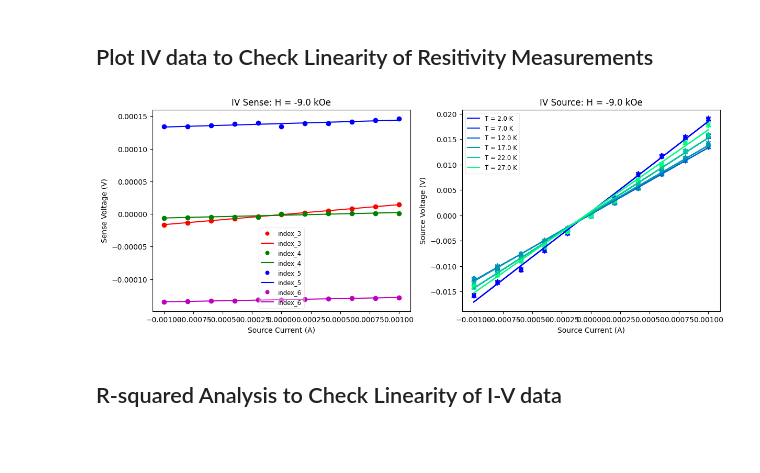
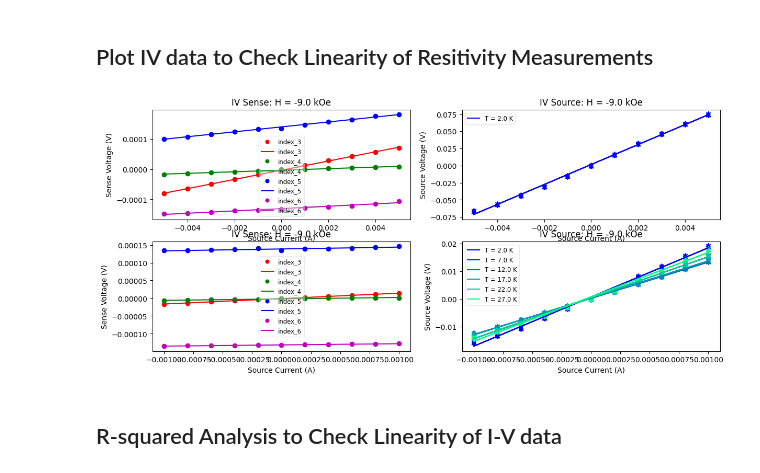
Before and after one commit to hc3413/Electronic_properties_of_thin_films, a Jupyter notebook: Analysis.ipynb, the cells around one changed output. Cells and saved outputs as stored; diff of their text form; code cells hidden in the pictures; blank space fills up the shorter version.

Commit message:
halfway with list input of multiple data

```diff
--- a/Analysis.ipynb
+++ b/Analysis.ipynb
@@ -115,0 +136,14 @@ print(res_data_df.head(5))
+# %%
+# Initialise empty lists to store the extracted data
+res_data = []
+res_data_df = []
+R_squared_res = []
+
+for j in range(len(data_import_np)):
+    [res_data_j, res_data_df_j, R_squared_res_j] = functions.vdp_resistivity(data_np[j], film_thickness[j], ctf[j], tf_av[j])
+    res_data.append(res_data_j)
+    res_data_df.append(res_data_df_j)
+    R_squared_res.append(R_squared_res_j)
+
+    print(f'res_data({j})')
+    print(res_data_df[j].head())
@@ -116,54 +170,56 @@ print(res_data_df.head(5))
 # %% [markdown]
 ## Plot IV data to Check Linearity of Resitivity Measurements
 # %%
-fig0 = plt.figure(figsize=(14, 5))
-gs = fig0.add_gridspec(1, 2)
-ax = fig0.add_subplot(gs[0, 0])
-ax1 = fig0.add_subplot(gs[0, 1])
+fig0 = plt.figure(figsize=(14, 3*len(data_import_np)))
+gs = fig0.add_gridspec(len(data_import_np), 2)
+labels = ['index_3', 'index_4', 'index_5', 'index_6']
+color_s = ['r', 'g', 'b', 'm'] # simple four colors for the 4 configurations of vdp
 
-labels = ['index_3', 'index_4', 'index_5', 'index_6']
+for j in range(len(data_import_np)):
 
-## Plotting Source(I) vs Sense(V) data
-colors = ['r', 'g', 'b', 'm']
-for i in range(4):
-    R_test = linregress(data_np[0:ctf[3], 2, 2+i], data_np[0:ctf[3], 4, 2+i])
-    ax.plot(data_np[0:ctf[3], 2, 2+i], data_np[0:ctf[3], 4, 2+i], 'o', label=f'{labels[i]}', color=colors[i])
-    ax.plot(data_np[0:ctf[3], 2, 2+i], R_test.intercept + R_test.slope * data_np[0:ctf[3], 2, 2+i], color=colors[i], label=f'{labels[i]}')
-ax.legend(loc='best', fontsize='small', markerscale=0.8, framealpha=0.4)
+    ax = fig0.add_subplot(gs[j, 0])
+    ax1 = fig0.add_subplot(gs[j, 1])
 
-# Set labels and title
-ax.set_xlabel('Source Current (A)')
-ax.set_ylabel('Sense Voltage (V)')
-ax.set_title(f'IV Sense: H = {np.round(data_np[0, 1, 2],decimals=0)} kOe')
+    ## Plotting Source(I) vs Sense(V) data
+    for i in range(4):
+        R_test = linregress(data_np[j][0:ctf[j][3], 2, 2+i], data_np[j][0:ctf[j][3], 4, 2+i])
+        ax.plot(data_np[j][0:ctf[j][3], 2, 2+i], data_np[j][0:ctf[j][3], 4, 2+i], 'o', label=f'{labels[i]}', color=color_s[i])
+        ax.plot(data_np[j][0:ctf[j][3], 2, 2+i], R_test.intercept + R_test.slope * data_np[j][0:ctf[j][3], 2, 2+i], color=color_s[i], label=f'{labels[i]}')
+    ax.legend(loc='best', fontsize='small', markerscale=0.8, framealpha=0.4)
+
+    # Set labels and title
+    ax.set_xlabel('Source Current (A)')
+    ax.set_ylabel('Sense Voltage (V)')
+    ax.set_title(f'IV Sense: H = {np.round(data_np[j][0, 1, 2],decimals=0)} kOe')
 
 
-## Plotting the Source IV data
-colors = plt.get_cmap('winter')(np.linspace(0, 1, ctf[4]))
-markers = ['+', 'x', '^', 'd']
-for t in range(ctf[4]):
-    counter = t*ctf[3]*ctf[5]
-    for i in range(4):
-        R_test_2 = linregress(data_np[counter:ctf[3]+counter, 2, 2], data_np[counter:ctf[3]+counter, 3, 2+i])
-        ax1.scatter(data_np[counter:ctf[3]+counter, 2, 2+i], data_np[counter:ctf[3]+counter, 3, 2+i], color=colors[t], marker=markers[i])
-        ax1.plot(data_np[counter:ctf[3]+counter, 2, 2+i], R_test_2.intercept + R_test_2.slope * data_np[counter:ctf[3]+counter, 2, 2+i], color=colors[t])
+    ## Plotting the Source IV data
+    colors = plt.get_cmap('winter')(np.linspace(0, 1, ctf[j][4]))
+    markers = ['+', 'x', '^', 'd']
+    for t in range(ctf[j][4]):
+        counter = t*ctf[j][3]*ctf[j][5]
+        for i in range(4):
+            R_test_2 = linregress(data_np[j][counter:ctf[j][3]+counter, 2, 2], data_np[j][counter:ctf[j][3]+counter, 3, 2+i])
+            ax1.scatter(data_np[j][counter:ctf[j][3]+counter, 2, 2+i], data_np[j][counter:ctf[j][3]+counter, 3, 2+i], color=colors[t], marker=markers[i])
+            ax1.plot(data_np[j][counter:ctf[j][3]+counter, 2, 2+i], R_test_2.intercept + R_test_2.slope * data_np[j][counter:ctf[j][3]+counter, 2, 2+i], color=colors[t])
 
-    # Add a dummy plot for the legend entry
-    ax1.plot([], [], color=colors[t], label=f'T = {ctf[1][t]} K')
+        # Add a dummy plot for the legend entry
+        ax1.plot([], [], color=colors[t], label=f'T = {ctf[j][1][t]} K')
 
-    ax1.legend(loc='best', fontsize='small', markerscale=0.8, framealpha=0.4)
+        ax1.legend(loc='best', fontsize='small', markerscale=0.8, framealpha=0.4)
 
-# Set labels and title
-ax1.set_xlabel('Source Current (A)')
-ax1.set_ylabel('Source Voltage (V)')
-ax1.set_title(f'IV Source: H = {np.round(data_np[0, 1, 2],decimals=0)} kOe')
+    # Set labels and title
+    ax1.set_xlabel('Source Current (A)')
+    ax1.set_ylabel('Source Voltage (V)')
+    ax1.set_title(f'IV Source: H = {np.round(data_np[j][0, 1, 2],decimals=0)} kOe')
 
 
 plt.show()
 
 if plot_data == True:
     fig0.savefig(Path(path_out).joinpath(f'{plot_string}_IV_resistivity.{fig_format}'), dpi=300, bbox_inches='tight', transparent=plot_transparency)
 # %% [output]
-[figure, old version]
+[figure, new version]
 # %% [markdown]
 ## R-squared Analysis to Check Linearity of I-V data
 # %%
```
Also changed, not shown: parts of 23 cells of this notebook, 1 other file.
